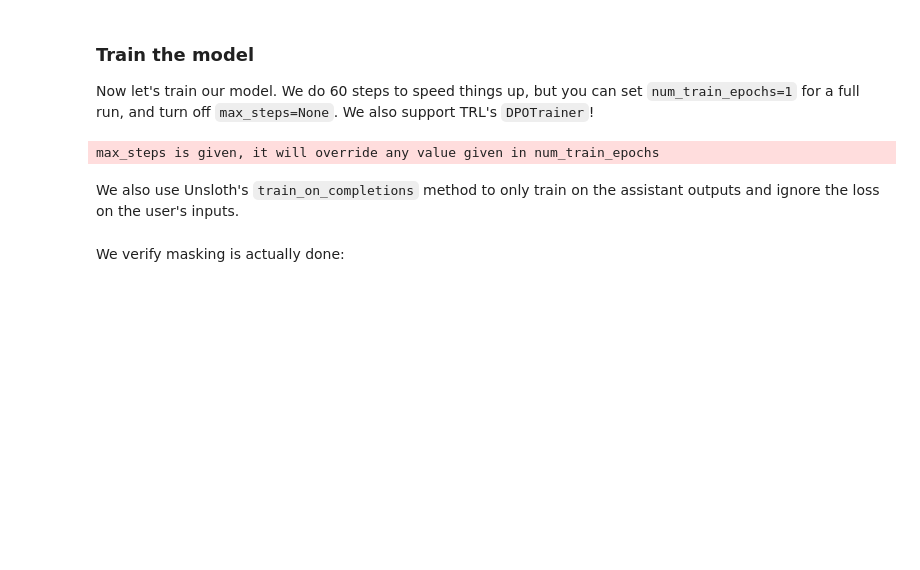
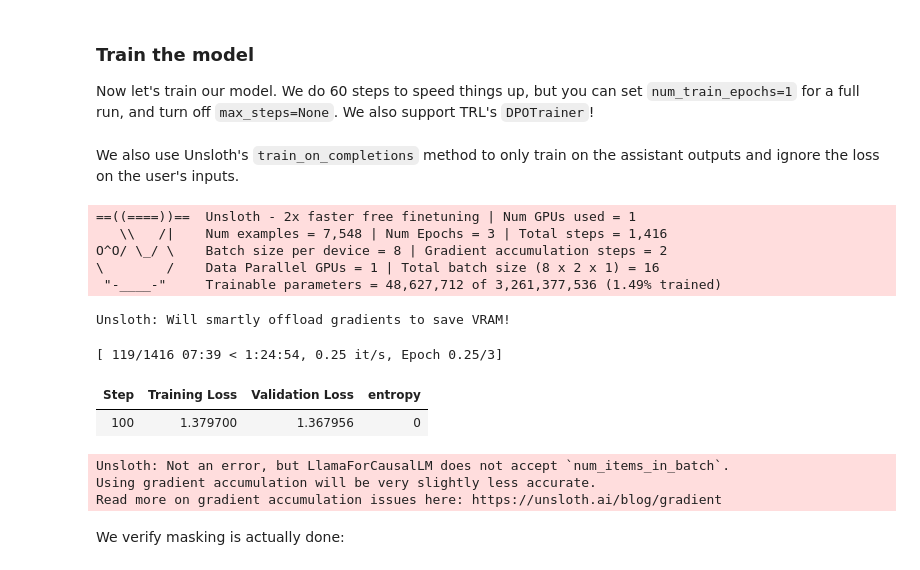
Before and after one commit to nishatsalsabilanisha/Anisha, a Jupyter notebook: Copy_of_Llama3_2_(1B_and_3B)_Conversational.ipynb, the cells around one changed output. Drawn from its saved outputs; the diff is of its cells as text; code cells hidden in the pictures; blank space fills up the shorter version.

````diff
--- a/Copy_of_Llama3_2_(1B_and_3B)_Conversational.ipynb
+++ b/Copy_of_Llama3_2_(1B_and_3B)_Conversational.ipynb
@@ -108,19 +70,3 @@ I'm great thanks!<|eot_id|>
 ```
 
 We use our `get_chat_template` function to get the correct chat template. We support `zephyr, chatml, mistral, llama, alpaca, vicuna, vicuna_old, phi3, llama3` and more.
-# %%
-from unsloth.chat_templates import get_chat_template
-
-tokenizer = get_chat_template(
-    tokenizer,
-    chat_template = "llama-3.1",
-)
-
-def formatting_prompts_func(examples):
-    convos = examples["conversations"]
-    texts = [tokenizer.apply_chat_template(convo, tokenize = False, add_generation_prompt = False) for convo in convos]
-    return { "text" : texts, }
-pass
-
-from datasets import load_dataset
-dataset = load_dataset("mlabonne/FineTome-100k", split = "train")
@@ -165,41 +182,58 @@ Now let's train our model. We do 60 steps to speed things up, but you can set `n
 # %%
 from trl import SFTConfig, SFTTrainer
 from transformers import DataCollatorForSeq2Seq
+
 trainer = SFTTrainer(
     model = model,
     tokenizer = tokenizer,
-    train_dataset = dataset,
+    train_dataset = dataset["train"],
+    eval_dataset = dataset["validation"],
     dataset_text_field = "text",
     max_seq_length = max_seq_length,
-    data_collator = DataCollatorForSeq2Seq(tokenizer = tokenizer),
-    packing = False, # Can make training 5x faster for short sequences.
+    data_collator = DataCollatorForSeq2Seq(tokenizer=tokenizer),
+    packing = False,
     args = SFTConfig(
-        per_device_train_batch_size = 2,
-        gradient_accumulation_steps = 4,
-        warmup_steps = 5,
-        # num_train_epochs = 1, # Set this for 1 full training run.
-        max_steps = 60,
+        per_device_train_batch_size = 8,
+        gradient_accumulation_steps = 2,
+        num_train_epochs = 3,       # longer training for higher accuracy
         learning_rate = 2e-4,
-        logging_steps = 1,
+        logging_steps = 20,
+        eval_strategy = "steps",
+        eval_steps = 100,
+        save_strategy = "epoch",
         optim = "adamw_8bit",
         weight_decay = 0.01,
-        lr_scheduler_type = "linear",
+        lr_scheduler_type = "cosine",
         seed = 3407,
         output_dir = "outputs",
-        report_to = "none", # Use this for WandB etc
+        report_to = "none",
     ),
 )
-# %% [output]
-max_steps is given, it will override any value given in num_train_epochs
 # %% [markdown]
 We also use Unsloth's `train_on_completions` method to only train on the assistant outputs and ignore the loss on the user's inputs.
 # %%
 from unsloth.chat_templates import train_on_responses_only
+
 trainer = train_on_responses_only(
     trainer,
     instruction_part = "<|start_header_id|>user<|end_header_id|>\n\n",
     response_part = "<|start_header_id|>assistant<|end_header_id|>\n\n",
 )
+
+trainer_stats = trainer.train()
+# %% [output]
+==((====))==  Unsloth - 2x faster free finetuning | Num GPUs used = 1
+   \\   /|    Num examples = 7,548 | Num Epochs = 3 | Total steps = 1,416
+O^O/ \_/ \    Batch size per device = 8 | Gradient accumulation steps = 2
+\        /    Data Parallel GPUs = 1 | Total batch size (8 x 2 x 1) = 16
+ "-____-"     Trainable parameters = 48,627,712 of 3,261,377,536 (1.49% trained)
+Unsloth: Will smartly offload gradients to save VRAM!
+[ 119/1416 07:39 < 1:24:54, 0.25 it/s, Epoch 0.25/3]
+| Step | Training Loss | Validation Loss | entropy |
+| 100 | 1.379700 | 1.367956 | 0 |
+Unsloth: Not an error, but LlamaForCausalLM does not accept `num_items_in_batch`.
+Using gradient accumulation will be very slightly less accurate.
+Read more on gradient accumulation issues here: https://unsloth.ai/blog/gradient
 # %% [markdown]
 We verify masking is actually done:
 # %%
````
Also changed, not shown: parts of 18 cells of this notebook.
